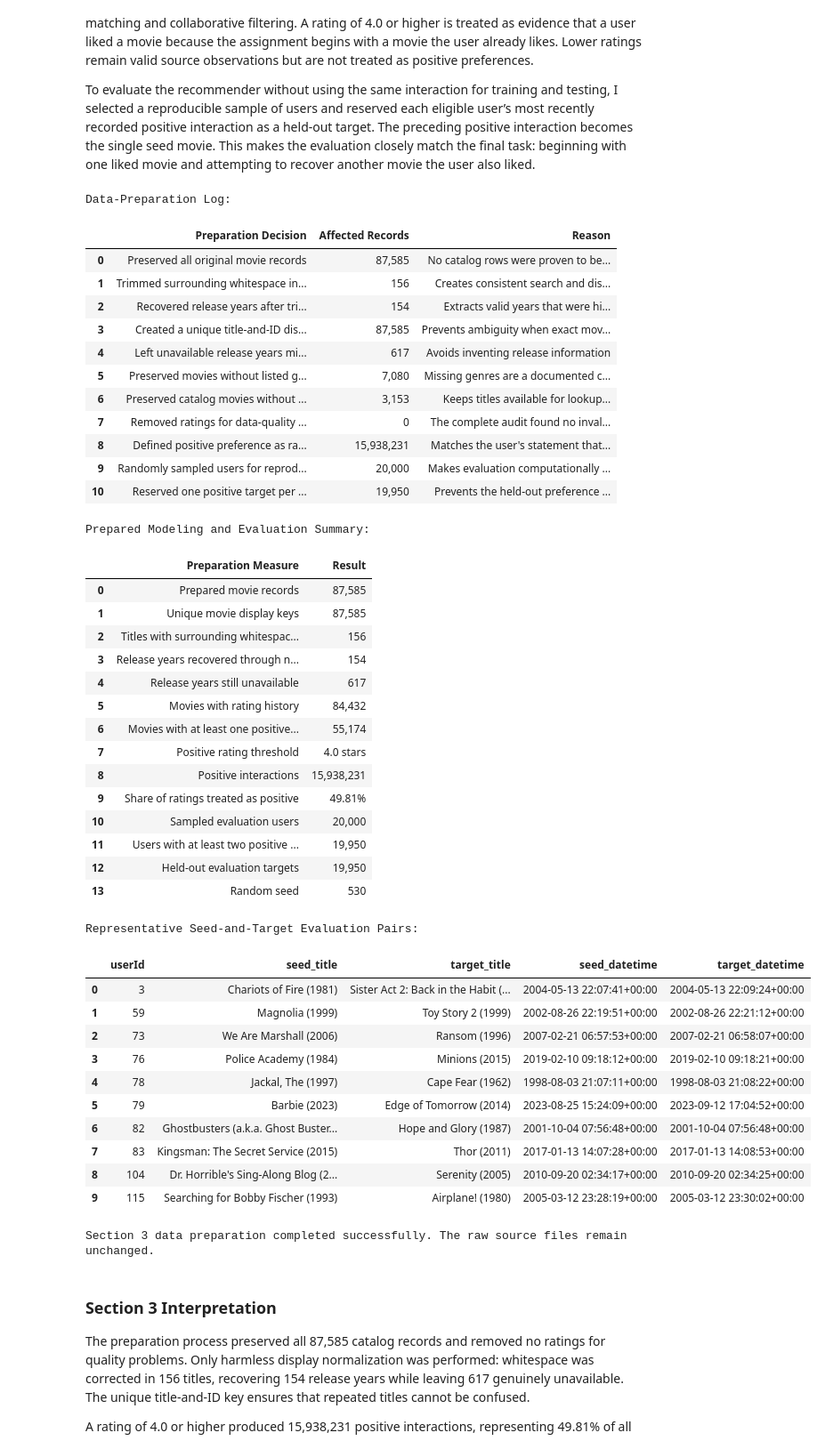
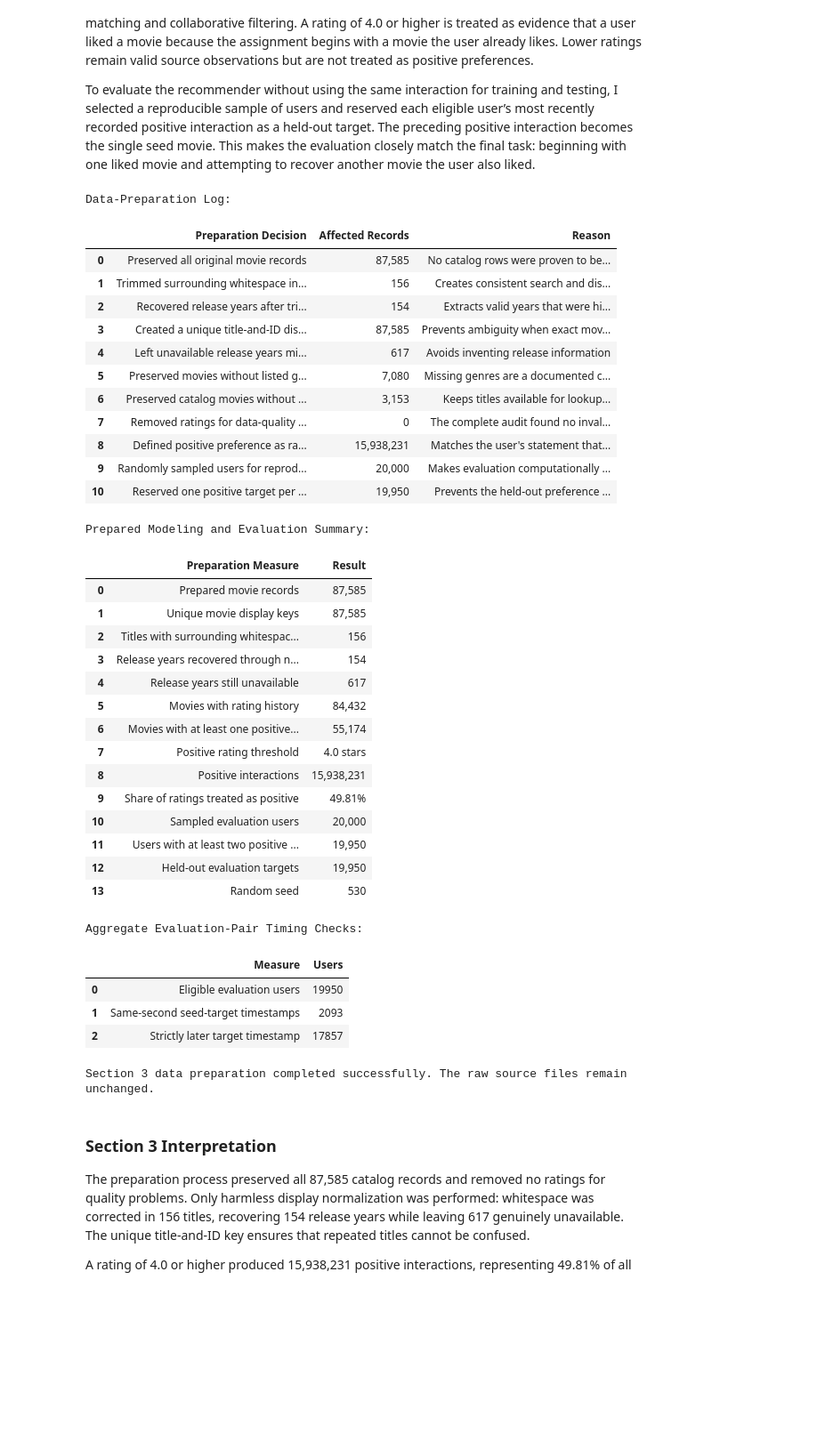
Before and after one commit to viokalinicheva/movielens-recommender, a Jupyter notebook: movielens_recommender.ipynb, the cells around one changed output. Shown at 89% size. Saved outputs shown, nothing was run; the diff lists cells and outputs as text; code cells hidden in the pictures; blank space fills up the shorter version.

Commit message:
Bind reruns to selected interpreter and replace user-history preview with aggregates

```diff
--- a/movielens_recommender.ipynb
+++ b/movielens_recommender.ipynb
@@ -868,11 +868,11 @@ preparation_summary = pd.DataFrame(
         ],
     }
 )
-evaluation_pairs_preview = (
-    evaluation_pairs[["userId", "seed_title", "target_title", "seed_datetime", "target_datetime"]]
-    .head(10)
-    .copy()
-)
+# I am reporting aggregate timing checks instead of publishing individual rating histories.
+evaluation_pair_timing_summary = pd.DataFrame({
+    "Measure": ["Eligible evaluation users", "Same-second seed-target timestamps", "Strictly later target timestamp"],
+    "Users": [len(evaluation_pairs), int(evaluation_pairs["seed_timestamp"].eq(evaluation_pairs["target_timestamp"]).sum()), int(evaluation_pairs["target_timestamp"].gt(evaluation_pairs["seed_timestamp"]).sum())],
+})
 assert raw_titles_without_year == titles_without_trailing_year
 assert raw_titles_without_year - release_years_recovered_by_trimming == clean_titles_without_year
 assert movies_clean["release_year"].isna().sum() == clean_titles_without_year
@@ -893,51 +893,44 @@ print("Data-Preparation Log:")
 display(preparation_log)
 print("\nPrepared Modeling and Evaluation Summary:")
 display(preparation_summary)
-print("\nRepresentative Seed-and-Target Evaluation Pairs:")
-display(evaluation_pairs_preview)
+print("\nAggregate Evaluation-Pair Timing Checks:")
+display(evaluation_pair_timing_summary)
 print("\nSection 3 data preparation completed successfully. The raw source files remain unchanged.")
 # %% [output]
 Data-Preparation Log:
 |  | Preparation Decision | Affected Records | Reason |
 | 0 | Preserved all original movie records | 87,585 | No catalog rows were proven to be... |
 | 1 | Trimmed surrounding whitespace in... | 156 | Creates consistent search and dis... |
 | 2 | Recovered release years after tri... | 154 | Extracts valid years that were hi... |
 | 3 | Created a unique title-and-ID dis... | 87,585 | Prevents ambiguity when exact mov... |
 | 4 | Left unavailable release years mi... | 617 | Avoids inventing release information |
 | 5 | Preserved movies without listed g... | 7,080 | Missing genres are a documented c... |
 | 6 | Preserved catalog movies without ... | 3,153 | Keeps titles available for lookup... |
 | 7 | Removed ratings for data-quality ... | 0 | The complete audit found no inval... |
 | 8 | Defined positive preference as ra... | 15,938,231 | Matches the user's statement that... |
 | 9 | Randomly sampled users for reprod... | 20,000 | Makes evaluation computationally ... |
 | 10 | Reserved one positive target per ... | 19,950 | Prevents the held-out preference ... |
 Prepared Modeling and Evaluation Summary:
 |  | Preparation Measure | Result |
 | 0 | Prepared movie records | 87,585 |
 | 1 | Unique movie display keys | 87,585 |
 | 2 | Titles with surrounding whitespac... | 156 |
 | 3 | Release years recovered through n... | 154 |
 | 4 | Release years still unavailable | 617 |
 | 5 | Movies with rating history | 84,432 |
 | 6 | Movies with at least one positive... | 55,174 |
 | 7 | Positive rating threshold | 4.0 stars |
 | 8 | Positive interactions | 15,938,231 |
 | 9 | Share of ratings treated as positive | 49.81% |
 | 10 | Sampled evaluation users | 20,000 |
 | 11 | Users with at least two positive ... | 19,950 |
 | 12 | Held-out evaluation targets | 19,950 |
 | 13 | Random seed | 530 |
-Representative Seed-and-Target Evaluation Pairs:
+Aggregate Evaluation-Pair Timing Checks:
-|  | userId | seed_title | target_title | seed_datetime | target_datetime |
-| 0 | 3 | Chariots of Fire (1981) | Sister Act 2: Back in the Habit (... | 2004-05-13 22:07:41+00:00 | 2004-05-13 22:09:24+00:00 |
-| 1 | 59 | Magnolia (1999) | Toy Story 2 (1999) | 2002-08-26 22:19:51+00:00 | 2002-08-26 22:21:12+00:00 |
-| 2 | 73 | We Are Marshall (2006) | Ransom (1996) | 2007-02-21 06:57:53+00:00 | 2007-02-21 06:58:07+00:00 |
-| 3 | 76 | Police Academy (1984) | Minions (2015) | 2019-02-10 09:18:12+00:00 | 2019-02-10 09:18:21+00:00 |
-| 4 | 78 | Jackal, The (1997) | Cape Fear (1962) | 1998-08-03 21:07:11+00:00 | 1998-08-03 21:08:22+00:00 |
-| 5 | 79 | Barbie (2023) | Edge of Tomorrow (2014) | 2023-08-25 15:24:09+00:00 | 2023-09-12 17:04:52+00:00 |
-| 6 | 82 | Ghostbusters (a.k.a. Ghost Buster... | Hope and Glory (1987) | 2001-10-04 07:56:48+00:00 | 2001-10-04 07:56:48+00:00 |
-| 7 | 83 | Kingsman: The Secret Service (2015) | Thor (2011) | 2017-01-13 14:07:28+00:00 | 2017-01-13 14:08:53+00:00 |
-| 8 | 104 | Dr. Horrible's Sing-Along Blog (2... | Serenity (2005) | 2010-09-20 02:34:17+00:00 | 2010-09-20 02:34:25+00:00 |
-| 9 | 115 | Searching for Bobby Fischer (1993) | Airplane! (1980) | 2005-03-12 23:28:19+00:00 | 2005-03-12 23:30:02+00:00 |
+|  | Measure | Users |
+| 0 | Eligible evaluation users | 19950 |
+| 1 | Same-second seed-target timestamps | 2093 |
+| 2 | Strictly later target timestamp | 17857 |
 Section 3 data preparation completed successfully. The raw source files remain unchanged.
 # %% [markdown]
 ### Section 3 Interpretation
```
Also changed, not shown: 2 other files.
